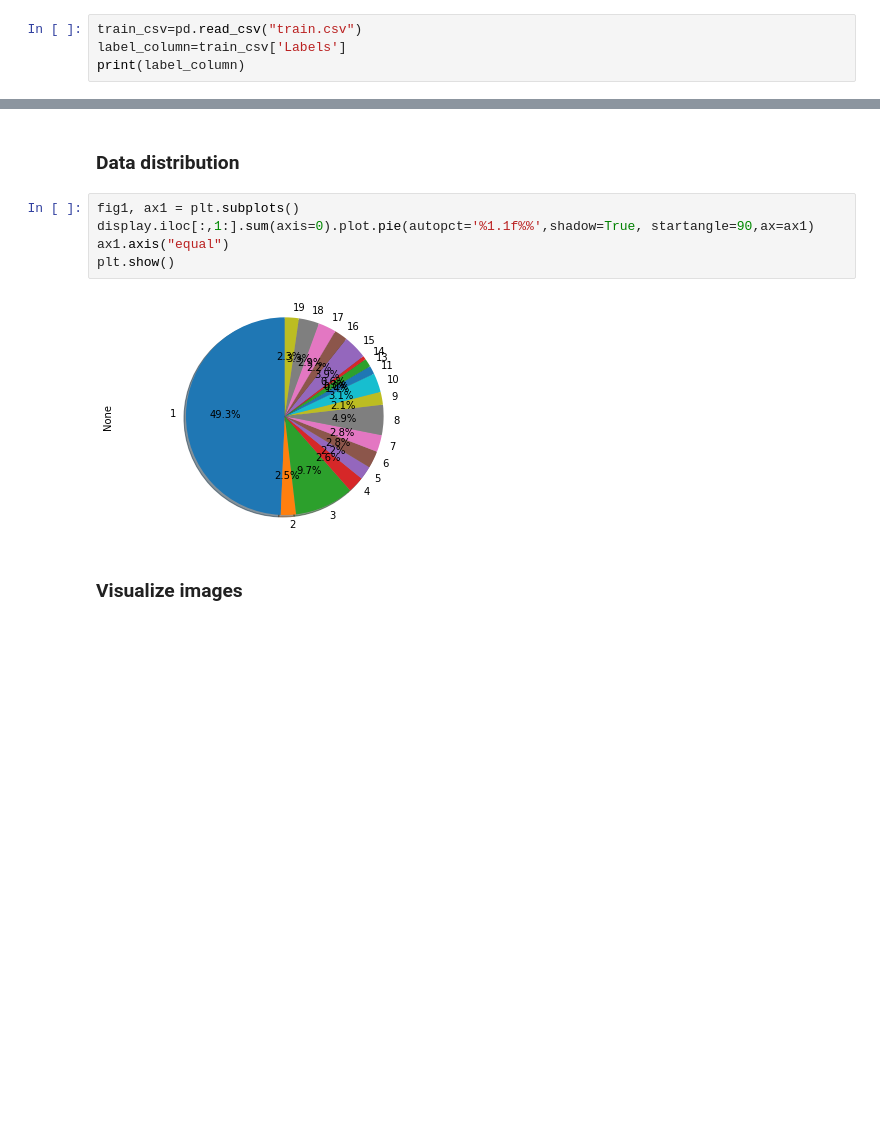
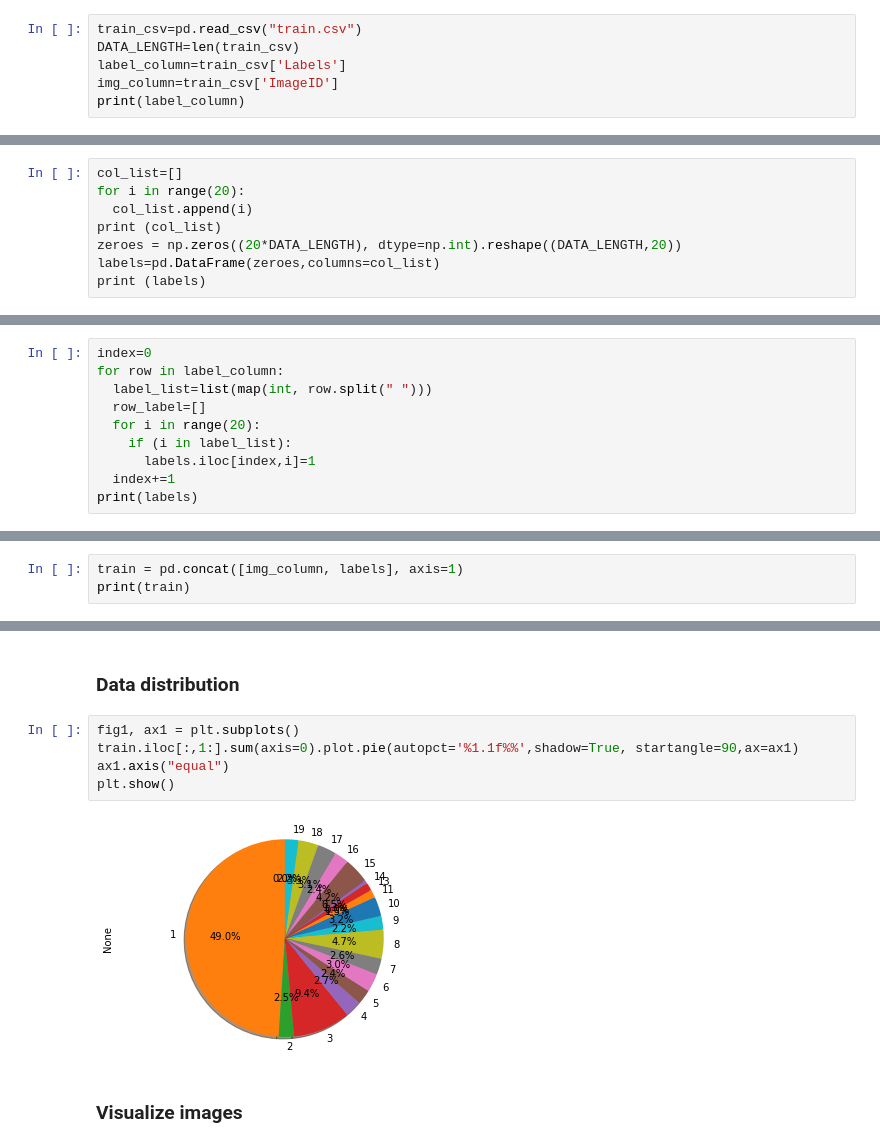
Before and after one commit to jasonnoy/ResNet50App, a Jupyter notebook: Classify_scenes.ipynb, the cells around one changed output, grey strips where cells are left out. Saved outputs shown, nothing was run; the diff lists cells and outputs as text; blank space fills up the shorter version.

```diff
--- a/Classify_scenes.ipynb
+++ b/Classify_scenes.ipynb
@@ -69,6 +68,8 @@ Unziped images in location: /content/COMP5329S1A2Dataset/data/
 # %%
 train_csv=pd.read_csv("train.csv")
+DATA_LENGTH=len(train_csv)
 label_column=train_csv['Labels']
+img_column=train_csv['ImageID']
 print(label_column)
 # %% [output]
 0             1
@@ -140,0 +87,8 @@ print(store)
+# %%
+col_list=[]
+for i in range(20):
+  col_list.append(i)
+print (col_list)
+zeroes = np.zeros((20*DATA_LENGTH), dtype=np.int).reshape((DATA_LENGTH,20))
+labels=pd.DataFrame(zeroes,columns=col_list)
+print (labels)
@@ -140,0 +111,10 @@ print(store)
+# %%
+index=0
+for row in label_column:
+  label_list=list(map(int, row.split(" ")))
+  row_label=[]
+  for i in range(20):
+    if (i in label_list):
+      labels.iloc[index,i]=1
+  index+=1
+print(labels)
@@ -140,0 +136,3 @@ print(store)
+# %%
+train = pd.concat([img_column, labels], axis=1)
+print(train)
@@ -144,11 +174,11 @@ print(store)
 ### Data distribution
 # %%
 fig1, ax1 = plt.subplots()
-display.iloc[:,1:].sum(axis=0).plot.pie(autopct='%1.1f%%',shadow=True, startangle=90,ax=ax1)
+train.iloc[:,1:].sum(axis=0).plot.pie(autopct='%1.1f%%',shadow=True, startangle=90,ax=ax1)
 ax1.axis("equal")
 plt.show()
 # %% [output]
-[figure, old version]
+[figure, new version]
 # %% [markdown]
 ### Visualize images
 # %%
```
Also changed, not shown: parts of 19 cells of this notebook.
